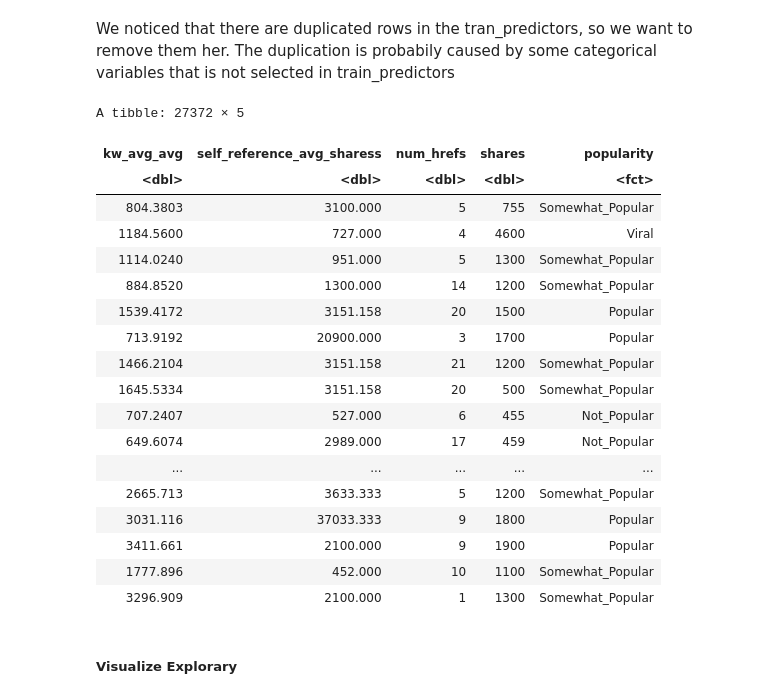
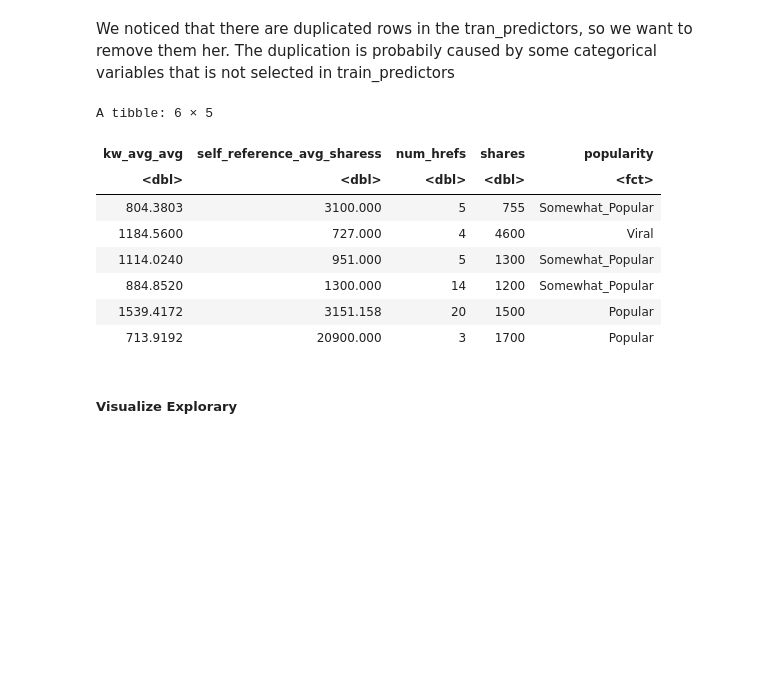
Before and after one commit to nkoda/DSCI100Project, a Jupyter notebook: Project.ipynb, the cells around one changed output. Saved outputs shown, nothing was run; the diff lists cells and outputs as text; code cells hidden in the pictures; blank space fills up the shorter version.

```diff
--- a/Project.ipynb
+++ b/Project.ipynb
@@ -232,27 +235,17 @@ A tibble: 132951 × 5
 We noticed that there are duplicated rows in the tran_predictors, so we want to remove them her. The duplication is probabily caused by some categorical variables that is not selected in train_predictors
 # %%
 tran_predictors = tran_predictors %>% distinct()
-tran_predictors
+head(tran_predictors)
 # %% [output]
-A tibble: 27372 × 5
+A tibble: 6 × 5
 | kw_avg_avg | self_reference_avg_sharess | num_hrefs | shares | popularity |
 | <dbl> | <dbl> | <dbl> | <dbl> | <fct> |
 | 804.3803 | 3100.000 | 5 | 755 | Somewhat_Popular |
 | 1184.5600 | 727.000 | 4 | 4600 | Viral |
 | 1114.0240 | 951.000 | 5 | 1300 | Somewhat_Popular |
 | 884.8520 | 1300.000 | 14 | 1200 | Somewhat_Popular |
 | 1539.4172 | 3151.158 | 20 | 1500 | Popular |
 | 713.9192 | 20900.000 | 3 | 1700 | Popular |
-| 1466.2104 | 3151.158 | 21 | 1200 | Somewhat_Popular |
-| 1645.5334 | 3151.158 | 20 | 500 | Somewhat_Popular |
-| 707.2407 | 527.000 | 6 | 455 | Not_Popular |
-| 649.6074 | 2989.000 | 17 | 459 | Not_Popular |
-| ... | ... | ... | ... | ... |
-| 2665.713 | 3633.333 | 5 | 1200 | Somewhat_Popular |
-| 3031.116 | 37033.333 | 9 | 1800 | Popular |
-| 3411.661 | 2100.000 | 9 | 1900 | Popular |
-| 1777.896 | 452.000 | 10 | 1100 | Somewhat_Popular |
-| 3296.909 | 2100.000 | 1 | 1300 | Somewhat_Popular |
 # %% [markdown]
 ##### Visualize Explorary
 # %%
```
Also changed, not shown: parts of 33 cells of this notebook.
